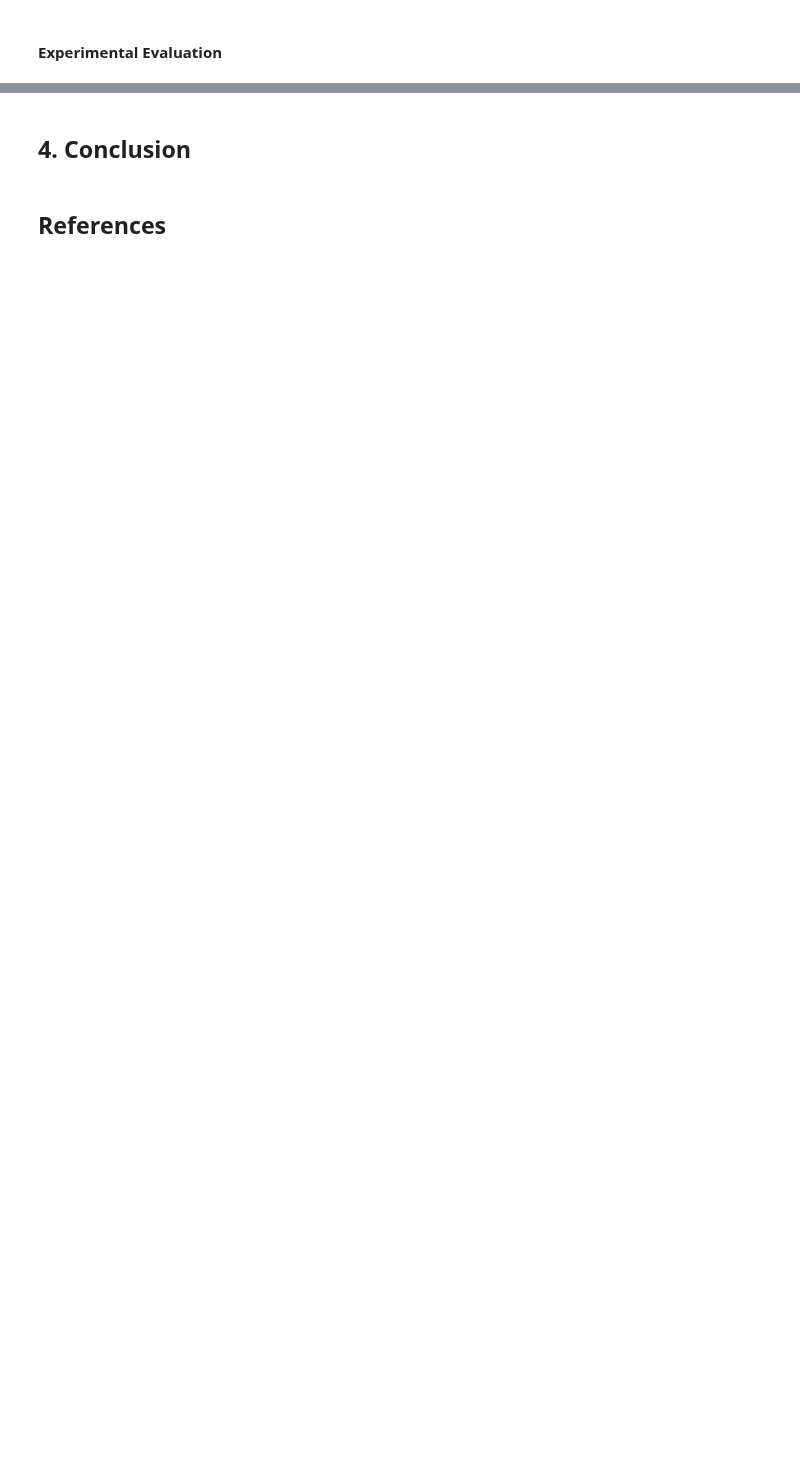
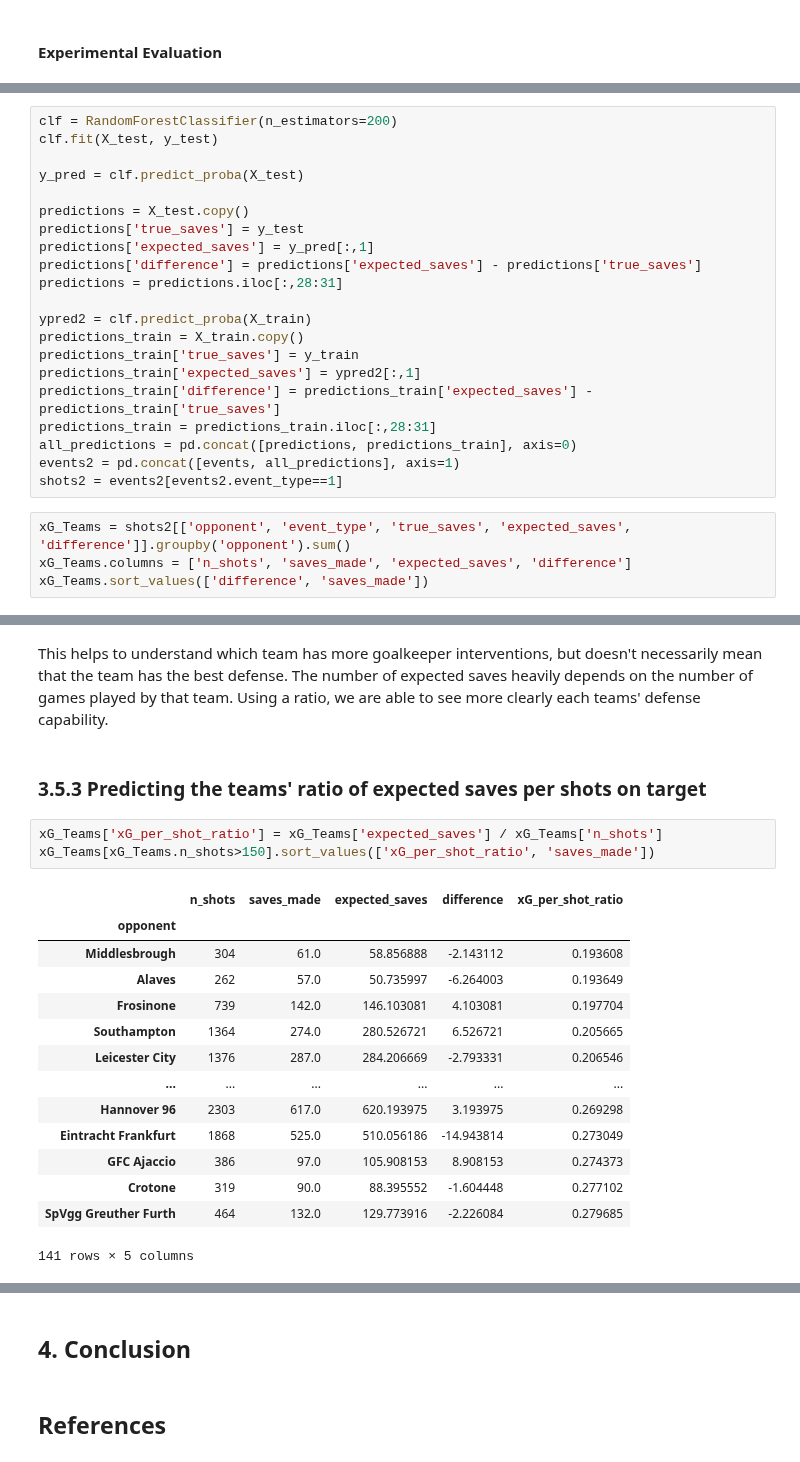
Before and after one commit to gmtorres/MIEIC_19_20_IART, a Jupyter notebook: Proj2/report.ipynb, the cells around one changed output, grey strips where cells are left out. Cells and saved outputs as stored; diff of their text form; blank space fills up the shorter version.

```diff
--- a/Proj2/report.ipynb
+++ b/Proj2/report.ipynb
@@ -1235,0 +1342,25 @@ As we can see the Support Vector Machine ended up with the most positive balance
+# %%
+clf = RandomForestClassifier(n_estimators=200)
+clf.fit(X_test, y_test)
+
+y_pred = clf.predict_proba(X_test)
+
+predictions = X_test.copy()
+predictions['true_saves'] = y_test
+predictions['expected_saves'] = y_pred[:,1]
+predictions['difference'] = predictions['expected_saves'] - predictions['true_saves']
+predictions = predictions.iloc[:,28:31]
+
+ypred2 = clf.predict_proba(X_train)
+predictions_train = X_train.copy()
+predictions_train['true_saves'] = y_train
+predictions_train['expected_saves'] = ypred2[:,1]
+predictions_train['difference'] = predictions_train['expected_saves'] - predictions_train['true_saves']
+predictions_train = predictions_train.iloc[:,28:31]
+all_predictions = pd.concat([predictions, predictions_train], axis=0)
+events2 = pd.concat([events, all_predictions], axis=1)
+shots2 = events2[events2.event_type==1]
+# %%
+xG_Teams = shots2[['opponent', 'event_type', 'true_saves', 'expected_saves', 'difference']].groupby('opponent').sum()
+xG_Teams.columns = ['n_shots', 'saves_made', 'expected_saves', 'difference']
+xG_Teams.sort_values(['difference', 'saves_made'])
@@ -1235,0 +1403,22 @@ As we can see the Support Vector Machine ended up with the most positive balance
+# %% [markdown]
+This helps to understand which team has more goalkeeper interventions, but doesn't necessarily mean that the team has the best defense. The number of expected saves heavily depends on the number of games played by that team. Using a ratio, we are able to see more clearly each teams' defense capability.
+# %% [markdown]
+### 3.5.3 Predicting the teams' ratio of expected saves per shots on target
+# %%
+xG_Teams['xG_per_shot_ratio'] = xG_Teams['expected_saves'] / xG_Teams['n_shots']
+xG_Teams[xG_Teams.n_shots>150].sort_values(['xG_per_shot_ratio', 'saves_made'])
+# %% [output]
+|  | n_shots | saves_made | expected_saves | difference | xG_per_shot_ratio |
+| opponent |  |  |  |  |  |
+| Middlesbrough | 304 | 61.0 | 58.856888 | -2.143112 | 0.193608 |
+| Alaves | 262 | 57.0 | 50.735997 | -6.264003 | 0.193649 |
+| Frosinone | 739 | 142.0 | 146.103081 | 4.103081 | 0.197704 |
+| Southampton | 1364 | 274.0 | 280.526721 | 6.526721 | 0.205665 |
+| Leicester City | 1376 | 287.0 | 284.206669 | -2.793331 | 0.206546 |
+| ... | ... | ... | ... | ... | ... |
+| Hannover 96 | 2303 | 617.0 | 620.193975 | 3.193975 | 0.269298 |
+| Eintracht Frankfurt | 1868 | 525.0 | 510.056186 | -14.943814 | 0.273049 |
+| GFC Ajaccio | 386 | 97.0 | 105.908153 | 8.908153 | 0.274373 |
+| Crotone | 319 | 90.0 | 88.395552 | -1.604448 | 0.277102 |
+| SpVgg Greuther Furth | 464 | 132.0 | 129.773916 | -2.226084 | 0.279685 |
+141 rows × 5 columns
```
Also changed, not shown: parts of 19 cells of this notebook.
